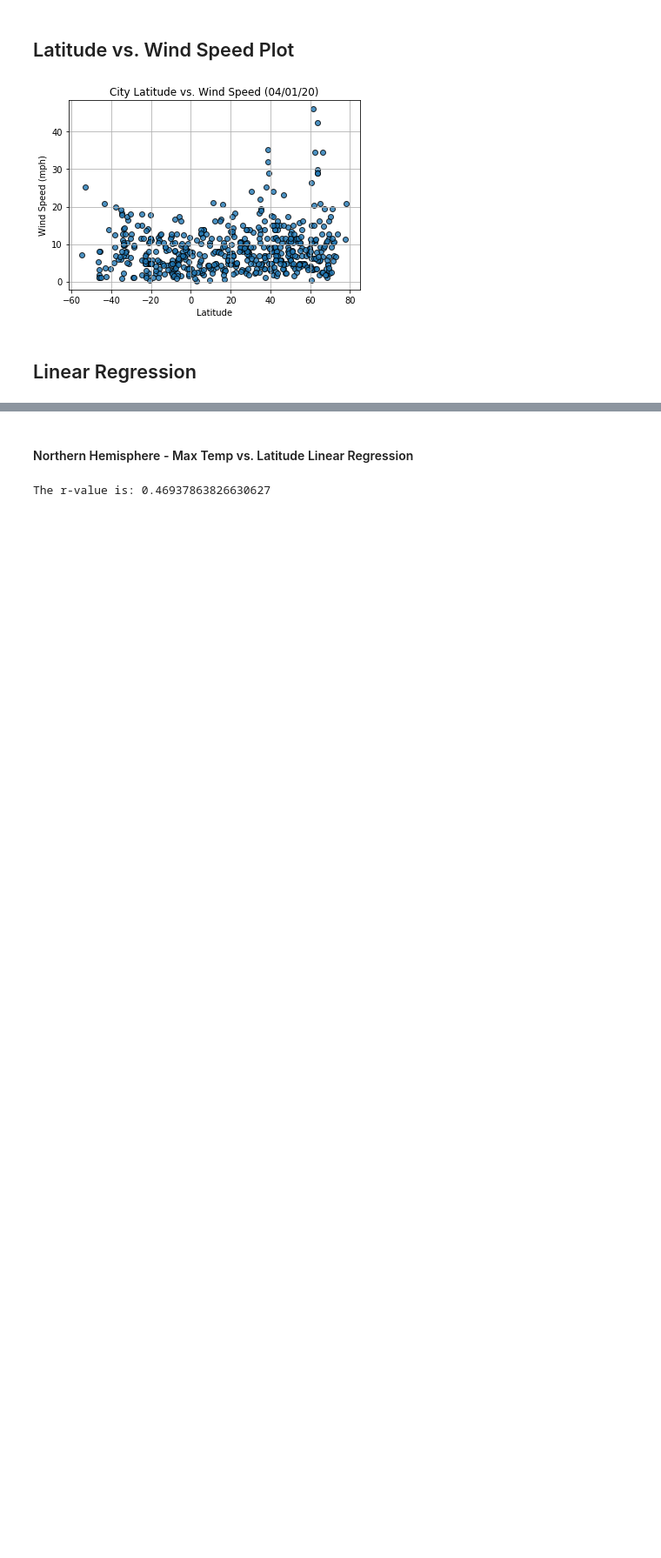
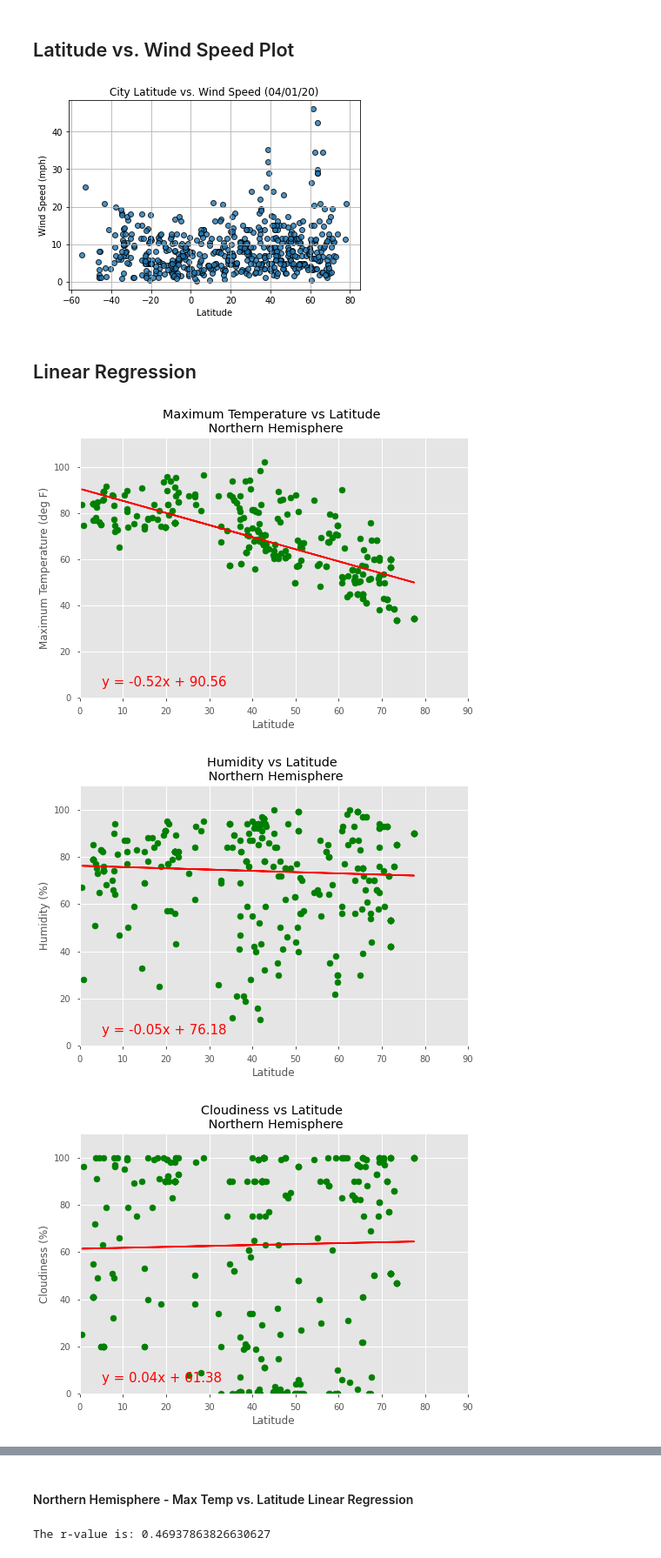
Before and after one commit to KatherineH-cls/python-api-challenge, a Jupyter notebook: WeatherPy/WeatherPy_kh.ipynb, the cells around one changed output, grey strips where cells are left out. Shown: that part at 87% size. Saved outputs shown, nothing was run; the diff lists cells and outputs as text; code cells hidden in the pictures; blank space fills up the shorter version.

Commit message:
split data into hempispheres and calculated linear regression for charts

```diff
--- a/WeatherPy/WeatherPy_kh.ipynb
+++ b/WeatherPy/WeatherPy_kh.ipynb
@@ -247,3 +209,34 @@ for counter in range(4):
 [figure]
 # %% [markdown]
 ## Linear Regression
+# %%
+for plot in plot_list:
+    fig, ax = plt.subplots()
+
+    x_values = weather_data.loc[weather_data["latitude"]>0]["latitude"]
+    y_values = weather_data.loc[weather_data["latitude"]>0, plot]
+    ax.scatter(x_values,y_values, marker = "o", color = 'g')
+
+    ax.set_xlim(0,90)
+    ax.set_ylim(0, y_values.max() * 1.1)
+
+    ax.set_title(f"{plot_labels[plot][0]} \n Northern Hemisphere")
+    ax.set_xlabel("Latitude")
+    ax.set_ylabel(plot_labels[plot][1])
+
+    # add linear regression
+    (slope, intercept, rvalue, pvalue, stderr) = st.linregress(x_values, y_values)
+    regress_values = x_values * slope + intercept
+    line_eq = "y = " + str(round(slope,2)) + "x + " + str(round(intercept,2))
+    ax.plot(x_values,regress_values,"r-")
+    ax.annotate(line_eq,(5,5),fontsize=15,color="red")
+
+    plt.style.use("ggplot")
+
+    plt.show()
+
+# save fig to file
+# %% [output]
+[figure, added]
+[figure, added]
+[figure, added]
```
Also changed, not shown: parts of 5 cells of this notebook.
